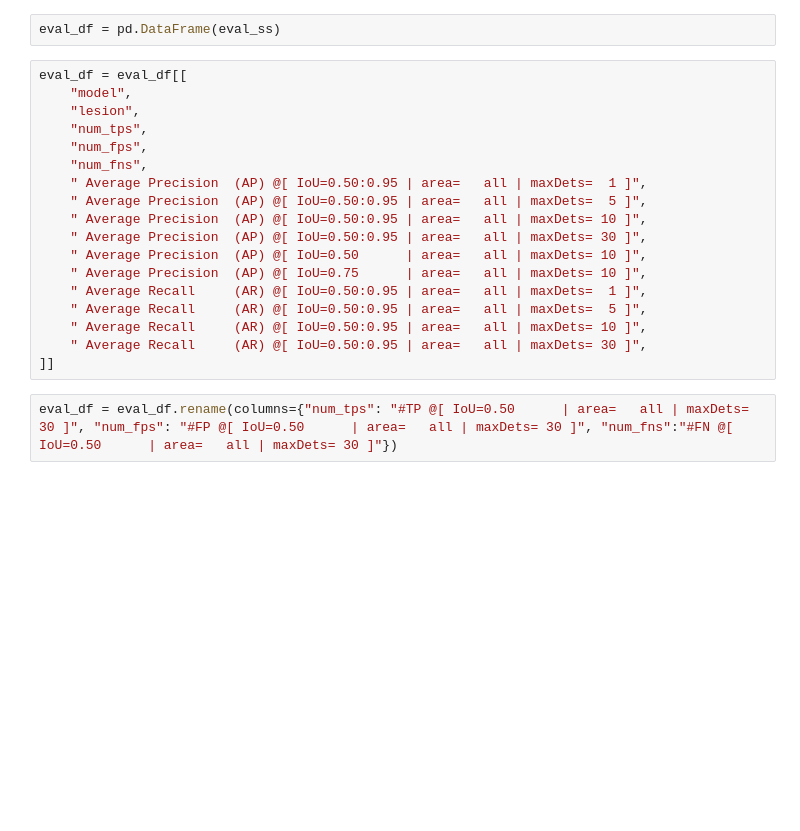
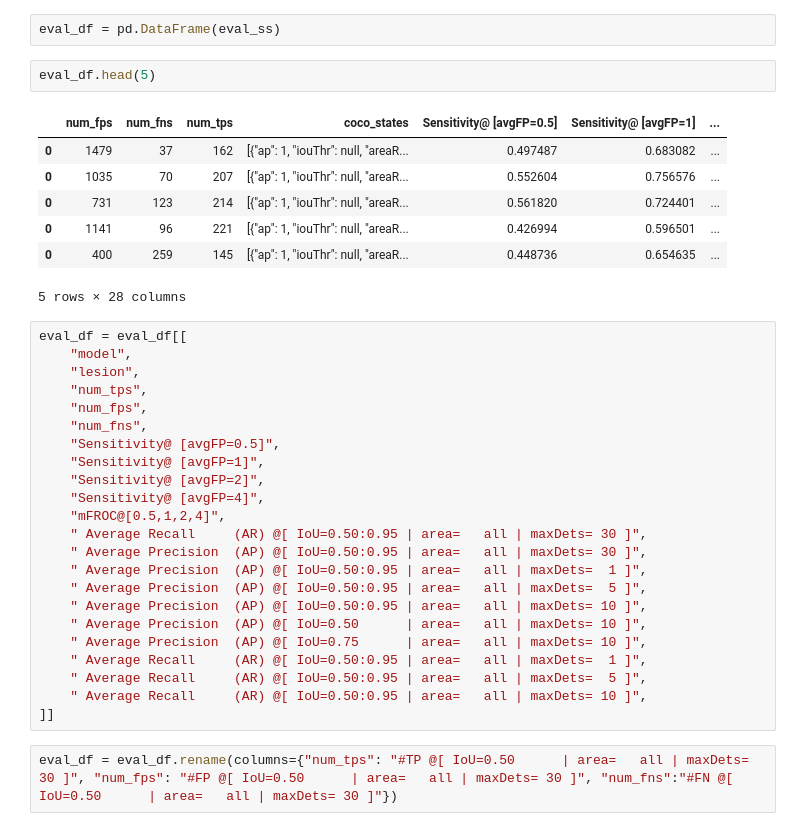
Before and after one commit to ChihchengHsieh/MIMIC-Eye-applications, a Jupyter notebook: [7.b] andre-eval.ipynb, the cells around one changed output. Cells and saved outputs as stored; diff of their text form; blank space fills up the shorter version.

```diff
--- a/[7.b] andre-eval.ipynb
+++ b/[7.b] andre-eval.ipynb
@@ -97,6 +97,16 @@ for select_model in TrainedModels:
         eval_ss.append(eval_s)
 # %%
 eval_df = pd.DataFrame(eval_ss)
+# %%
+eval_df.head(5)
+# %% [output]
+|  | num_fps | num_fns | num_tps | coco_states | Sensitivity@ [avgFP=0.5] | Sensitivity@ [avgFP=1] | ... |
+| 0 | 1479 | 37 | 162 | [{"ap": 1, "iouThr": null, "areaR... | 0.497487 | 0.683082 | ... |
+| 0 | 1035 | 70 | 207 | [{"ap": 1, "iouThr": null, "areaR... | 0.552604 | 0.756576 | ... |
+| 0 | 731 | 123 | 214 | [{"ap": 1, "iouThr": null, "areaR... | 0.561820 | 0.724401 | ... |
+| 0 | 1141 | 96 | 221 | [{"ap": 1, "iouThr": null, "areaR... | 0.426994 | 0.596501 | ... |
+| 0 | 400 | 259 | 145 | [{"ap": 1, "iouThr": null, "areaR... | 0.448736 | 0.654635 | ... |
+5 rows × 28 columns
 # %%
 eval_df = eval_df[[
     "model",
@@ -104,16 +114,21 @@ eval_df = eval_df[[
     "num_tps",
     "num_fps",
     "num_fns",
+    "Sensitivity@ [avgFP=0.5]",
+    "Sensitivity@ [avgFP=1]",
+    "Sensitivity@ [avgFP=2]",
+    "Sensitivity@ [avgFP=4]",
+    "mFROC@[0.5,1,2,4]",
+    " Average Recall     (AR) @[ IoU=0.50:0.95 | area=   all | maxDets= 30 ]",
+    " Average Precision  (AP) @[ IoU=0.50:0.95 | area=   all | maxDets= 30 ]",
     " Average Precision  (AP) @[ IoU=0.50:0.95 | area=   all | maxDets=  1 ]",
     " Average Precision  (AP) @[ IoU=0.50:0.95 | area=   all | maxDets=  5 ]",
     " Average Precision  (AP) @[ IoU=0.50:0.95 | area=   all | maxDets= 10 ]",
-    " Average Precision  (AP) @[ IoU=0.50:0.95 | area=   all | maxDets= 30 ]",
     " Average Precision  (AP) @[ IoU=0.50      | area=   all | maxDets= 10 ]",
     " Average Precision  (AP) @[ IoU=0.75      | area=   all | maxDets= 10 ]",
     " Average Recall     (AR) @[ IoU=0.50:0.95 | area=   all | maxDets=  1 ]",
     " Average Recall     (AR) @[ IoU=0.50:0.95 | area=   all | maxDets=  5 ]",
     " Average Recall     (AR) @[ IoU=0.50:0.95 | area=   all | maxDets= 10 ]",
-    " Average Recall     (AR) @[ IoU=0.50:0.95 | area=   all | maxDets= 30 ]",
 ]]
 # %%
 eval_df = eval_df.rename(columns={"num_tps": "#TP @[ IoU=0.50      | area=   all | maxDets= 30 ]", "num_fps": "#FP @[ IoU=0.50      | area=   all | maxDets= 30 ]", "num_fns":"#FN @[ IoU=0.50      | area=   all | maxDets= 30 ]"})
```
Also changed, not shown: parts of 1 cell of this notebook, 6 other files.
